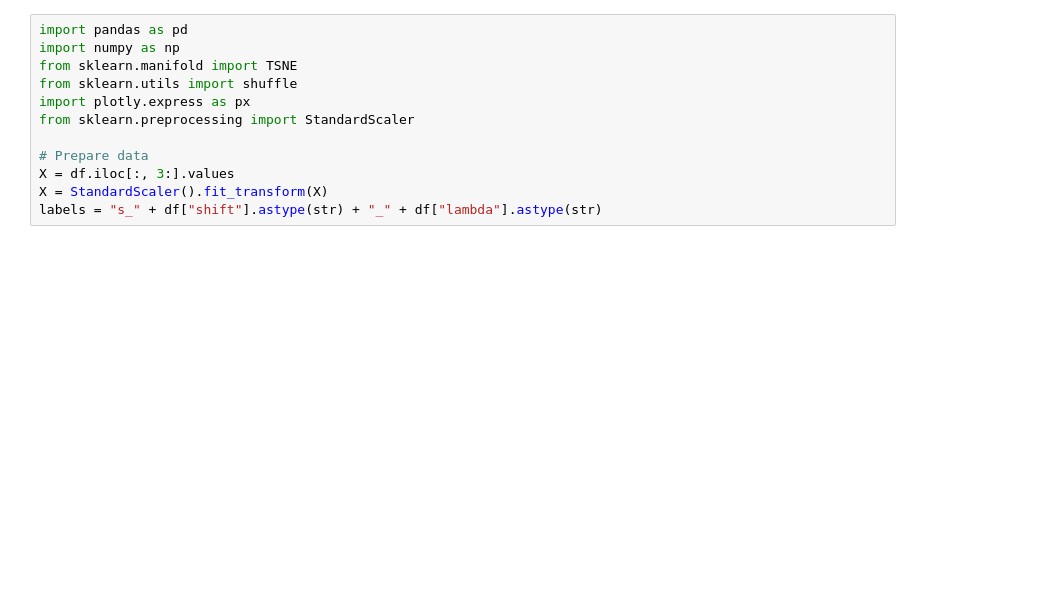
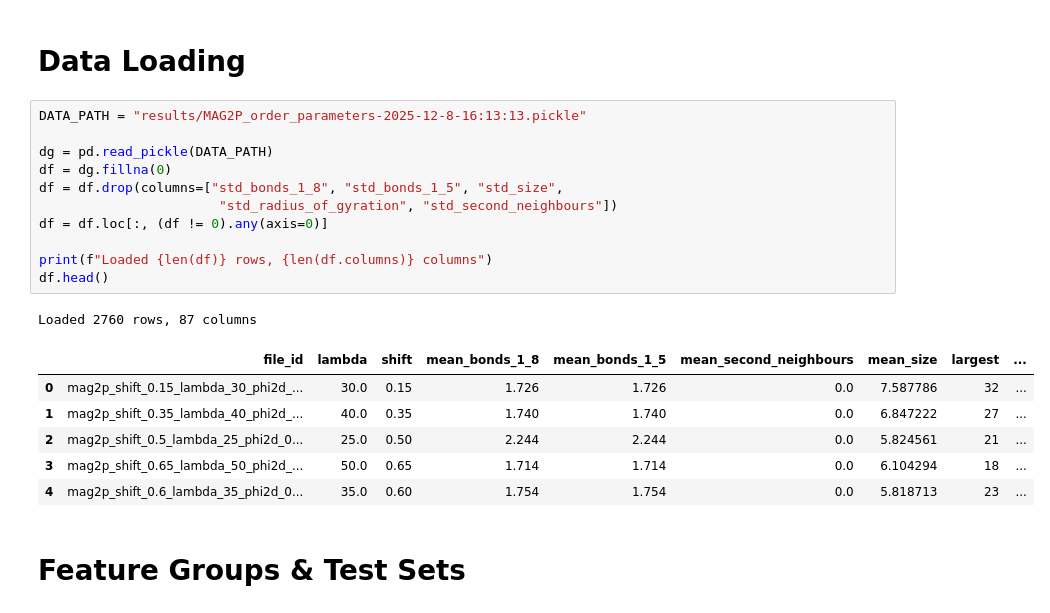
Before and after one commit to OljaOctagon/MagneticParticles, a Jupyter notebook: rigid_magnetic/ML_diffusion_map_testing.ipynb, the cells around one changed output. Drawn from its saved outputs; the diff is of its cells as text; blank space fills up the shorter version.

```diff
--- a/rigid_magnetic/ML_diffusion_map_testing.ipynb
+++ b/rigid_magnetic/ML_diffusion_map_testing.ipynb
@@ -103,12 +10,23 @@ Downcasting object dtype arrays on .fillna, .ffill, .bfill is deprecated and wil
-# %%
-import pandas as pd
-import numpy as np
-from sklearn.manifold import TSNE
-from sklearn.utils import shuffle
-import plotly.express as px
-from sklearn.preprocessing import StandardScaler
-
-# Prepare data
-X = df.iloc[:, 3:].values
-X = StandardScaler().fit_transform(X)
-labels = "s_" + df["shift"].astype(str) + "_" + df["lambda"].astype(str)
+# %% [markdown]
+# Data Loading
+# %%
+DATA_PATH = "results/MAG2P_order_parameters-2025-12-8-16:13:13.pickle"
+
+dg = pd.read_pickle(DATA_PATH)
+df = dg.fillna(0)
+df = df.drop(columns=["std_bonds_1_8", "std_bonds_1_5", "std_size",
+                       "std_radius_of_gyration", "std_second_neighbours"])
+df = df.loc[:, (df != 0).any(axis=0)]
+
+print(f"Loaded {len(df)} rows, {len(df.columns)} columns")
+df.head()
+# %% [output]
+Loaded 2760 rows, 87 columns
+|  | file_id | lambda | shift | mean_bonds_1_8 | mean_bonds_1_5 | mean_second_neighbours | mean_size | largest | ... |
+| 0 | mag2p_shift_0.15_lambda_30_phi2d_... | 30.0 | 0.15 | 1.726 | 1.726 | 0.0 | 7.587786 | 32 | ... |
+| 1 | mag2p_shift_0.35_lambda_40_phi2d_... | 40.0 | 0.35 | 1.740 | 1.740 | 0.0 | 6.847222 | 27 | ... |
+| 2 | mag2p_shift_0.5_lambda_25_phi2d_0... | 25.0 | 0.50 | 2.244 | 2.244 | 0.0 | 5.824561 | 21 | ... |
+| 3 | mag2p_shift_0.65_lambda_50_phi2d_... | 50.0 | 0.65 | 1.714 | 1.714 | 0.0 | 6.104294 | 18 | ... |
+| 4 | mag2p_shift_0.6_lambda_35_phi2d_0... | 35.0 | 0.60 | 1.754 | 1.754 | 0.0 | 5.818713 | 23 | ... |
+# %% [markdown]
+# Feature Groups & Test Sets
```
Also changed, not shown: parts of 7 cells of this notebook.
